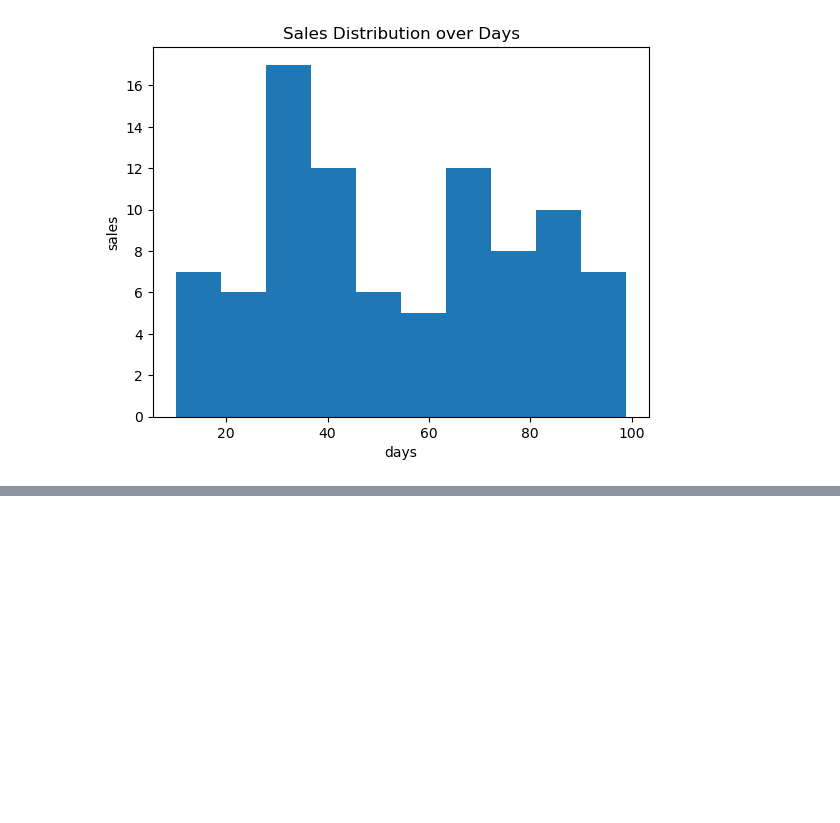
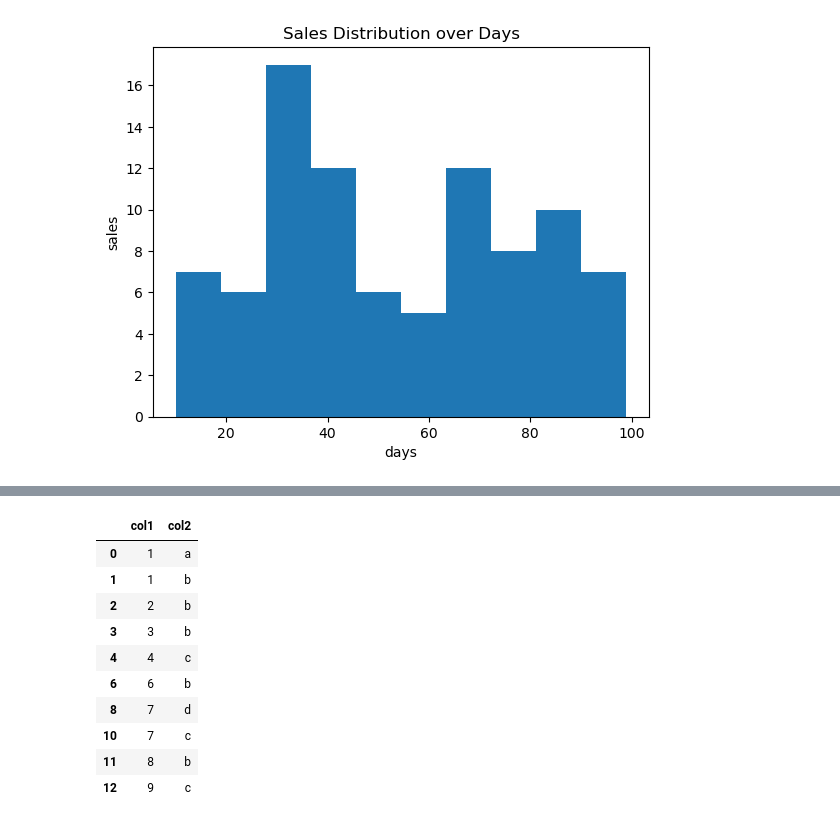
Before and after one commit to ahiru3test/aidemy, a Jupyter notebook: aidemy.ipynb, the cells around one changed output, grey strips where cells are left out. Saved outputs shown, nothing was run; the diff lists cells and outputs as text; code cells hidden in the pictures; blank space fills up the shorter version.

```diff
--- a/aidemy.ipynb
+++ b/aidemy.ipynb
@@ -353,0 +418,20 @@ plt.show()
+# %%
+import pandas as pd
+from pandas import DataFrame
+
+dupli_data = DataFrame({"col1":[1, 1, 2, 3, 4, 4, 6, 6, 7, 7, 7, 8, 9, 9]
+                       ,"col2":["a", "b", "b", "b", "c", "c", "b", "b", "d", "d", "c", "b", "c", "c"]})
+# ここに解答を記述してください
+dupli_data.drop_duplicates()
+# %% [output]
+|  | col1 | col2 |
+| 0 | 1 | a |
+| 1 | 1 | b |
+| 2 | 2 | b |
+| 3 | 3 | b |
+| 4 | 4 | c |
+| 6 | 6 | b |
+| 8 | 7 | d |
+| 10 | 7 | c |
+| 11 | 8 | b |
+| 12 | 9 | c |
```
Also changed, not shown: parts of 7 cells of this notebook, 1 other file.
